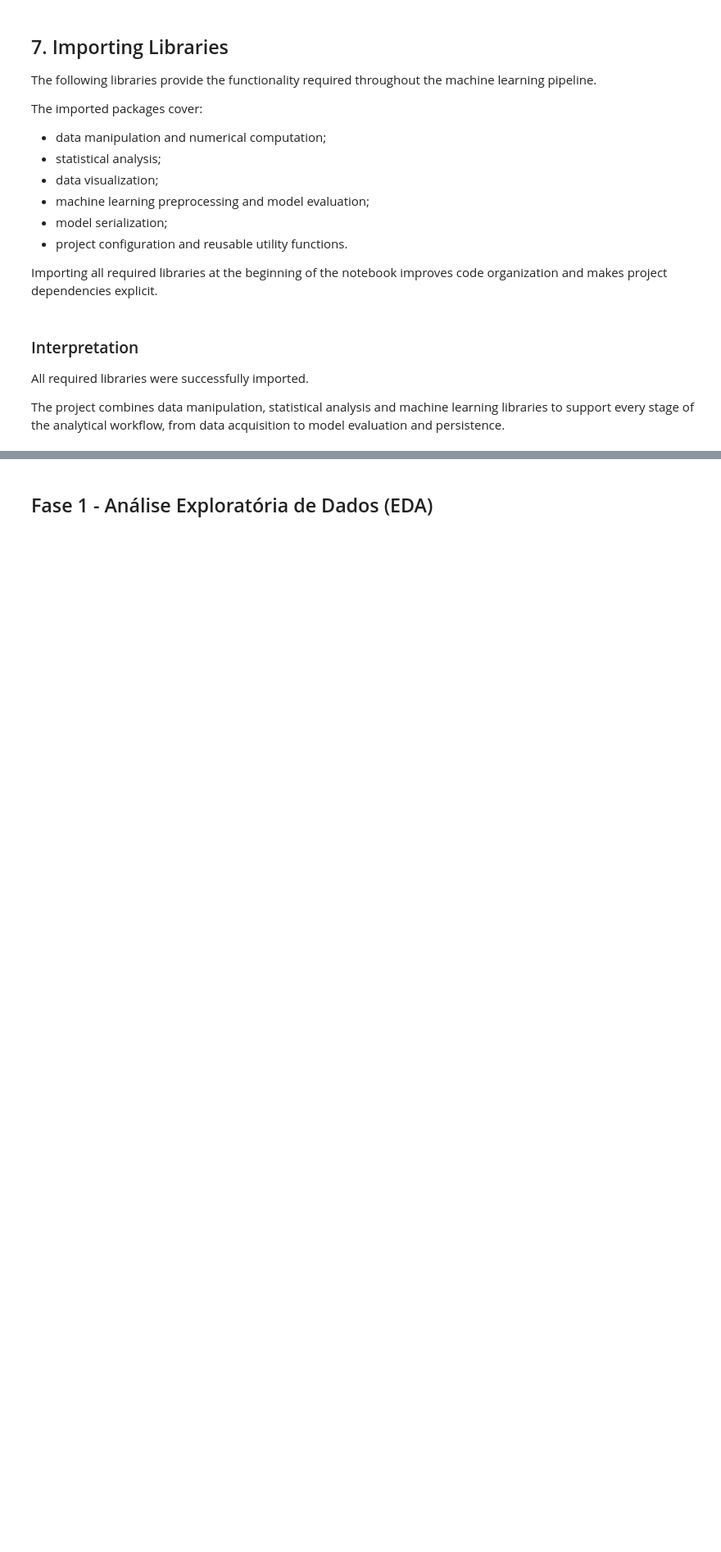
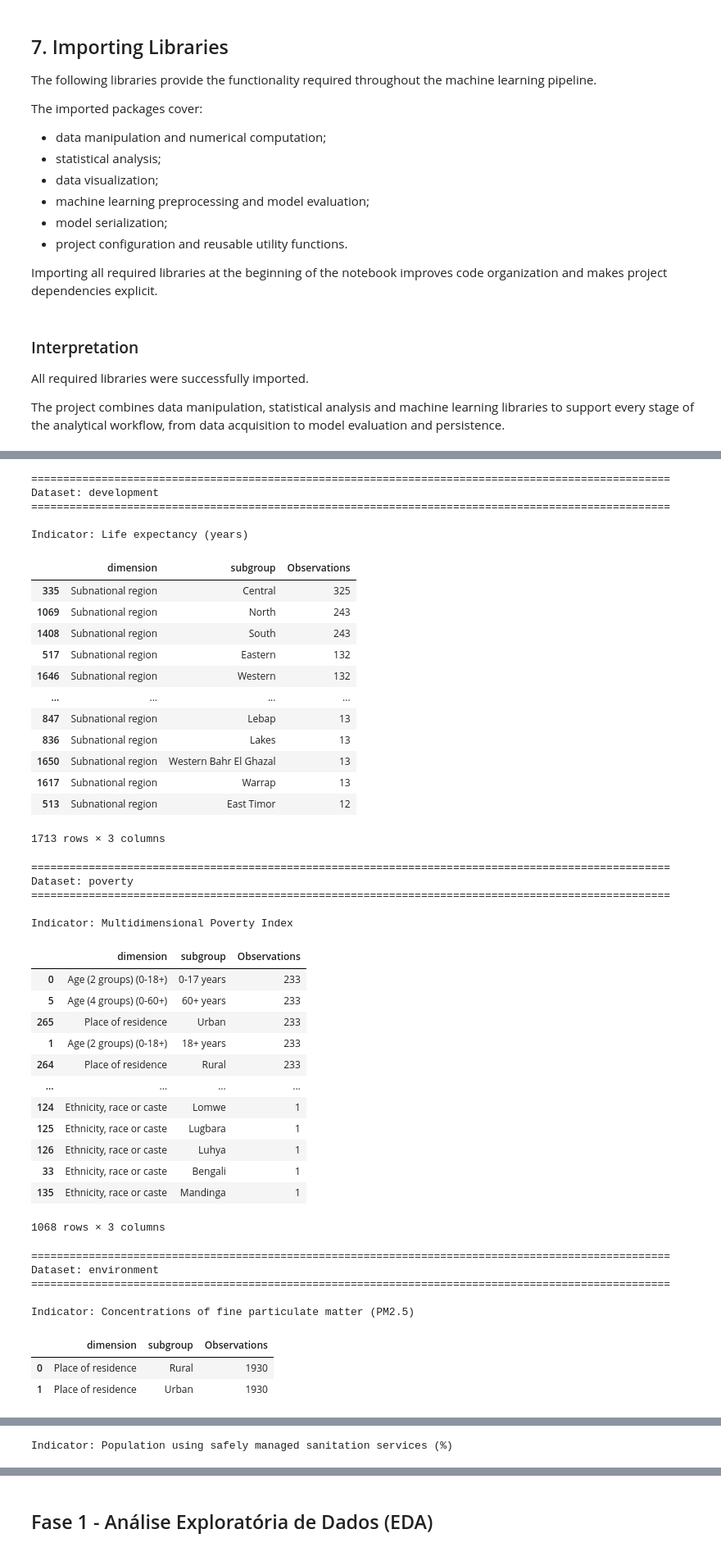
Before and after one commit to ananda-pires/who_life_expectancy_prediction, a Jupyter notebook: notebooks/life_expectancy.ipynb, the cells around one changed output, grey strips where cells are left out. Shown at 82% size. Drawn from its saved outputs; the diff is of its cells as text; code cells hidden in the pictures; blank space fills up the shorter version.

```diff
--- a/notebooks/life_expectancy.ipynb
+++ b/notebooks/life_expectancy.ipynb
@@ -271,0 +771,67 @@ df.head()
+# %%
+# Inspect reporting dimensions and subgroups for each selected indicator.
+
+for dataset_name, df in selected_data.items():
+
+    print(f"\n{'='*100}")
+    print(f"Dataset: {dataset_name}")
+    print(f"{'='*100}")
+
+    for indicator in sorted(df["indicator_name"].unique()):
+
+        print(f"\nIndicator: {indicator}")
+
+        summary = (
+            df[df["indicator_name"] == indicator]
+            .groupby(["dimension", "subgroup"], dropna=False)
+            .size()
+            .reset_index(name="Observations")
+            .sort_values("Observations", ascending=False)
+        )
+
+        display(summary)
+# %% [output]
+====================================================================================================
+Dataset: development
+====================================================================================================
+
+Indicator: Life expectancy (years)
+|  | dimension | subgroup | Observations |
+| 335 | Subnational region | Central | 325 |
+| 1069 | Subnational region | North | 243 |
+| 1408 | Subnational region | South | 243 |
+| 517 | Subnational region | Eastern | 132 |
+| 1646 | Subnational region | Western | 132 |
+| ... | ... | ... | ... |
+| 847 | Subnational region | Lebap | 13 |
+| 836 | Subnational region | Lakes | 13 |
+| 1650 | Subnational region | Western Bahr El Ghazal | 13 |
+| 1617 | Subnational region | Warrap | 13 |
+| 513 | Subnational region | East Timor | 12 |
+1713 rows × 3 columns
+====================================================================================================
+Dataset: poverty
+====================================================================================================
+
+Indicator: Multidimensional Poverty Index
+|  | dimension | subgroup | Observations |
+| 0 | Age (2 groups) (0-18+) | 0-17 years | 233 |
+| 5 | Age (4 groups) (0-60+) | 60+ years | 233 |
+| 265 | Place of residence | Urban | 233 |
+| 1 | Age (2 groups) (0-18+) | 18+ years | 233 |
+| 264 | Place of residence | Rural | 233 |
+| ... | ... | ... | ... |
+| 124 | Ethnicity, race or caste | Lomwe | 1 |
+| 125 | Ethnicity, race or caste | Lugbara | 1 |
+| 126 | Ethnicity, race or caste | Luhya | 1 |
+| 33 | Ethnicity, race or caste | Bengali | 1 |
+| 135 | Ethnicity, race or caste | Mandinga | 1 |
+1068 rows × 3 columns
+====================================================================================================
+Dataset: environment
+====================================================================================================
+
+Indicator: Concentrations of fine particulate matter (PM2.5)
+|  | dimension | subgroup | Observations |
+| 0 | Place of residence | Rural | 1930 |
+| 1 | Place of residence | Urban | 1930 |
@@ -271,0 +846 @@ df.head()
+Indicator: Population using safely managed sanitation services (%)
```
Also changed, not shown: parts of 45 cells of this notebook, 10 other files.
